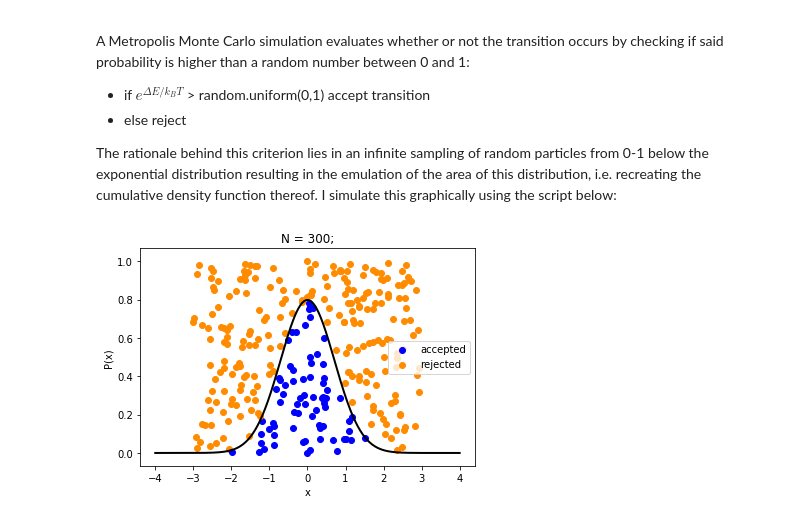
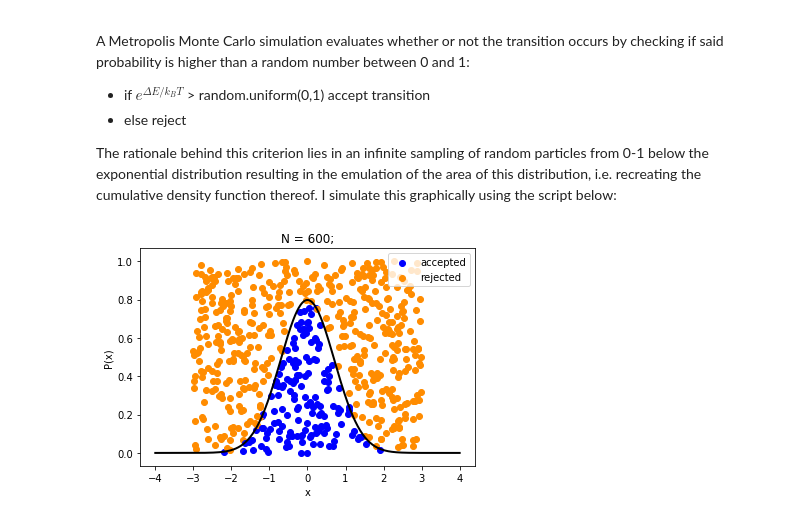
Before and after one commit to andrewrgarcia/monte-carlo, a Jupyter notebook: montecarlo.ipynb, the cells around one changed output. Saved outputs shown, nothing was run; the diff lists cells and outputs as text; code cells hidden in the pictures.

```diff
--- a/montecarlo.ipynb
+++ b/montecarlo.ipynb
@@ -214,32 +214,32 @@ import numpy as np
 def pdf(x,sigma):
     return (1/np.sqrt(2*np.pi*sigma**2))*np.exp((-x**2)/(2*sigma)**2)
 
 
 def accrej(n):
 
     #plot a Gaussian with the following parameters:
     sigma, x = 0.5, np.linspace(-4,4,500)
     P = pdf(x,sigma)
 
     plt.figure()
     plt.ylabel('P(x)')
     plt.xlabel('x')
     plt.plot(x,P,linewidth=2,color='k')
 
 
     #the rejection sampling algorithm explained graphically
     k=0
     while k < n:
         xs, ys = ran.uniform(-3,3), ran.uniform(0,1)
         Pxs = pdf(xs,sigma)
         [plt.scatter(xs,ys,color='b') if Pxs > ys else plt.scatter(xs,ys,color='darkorange')]
         plt.title('N = {};'.format(k+1))
         k+=1
 
     plt.scatter(0,0,color='b', label='accepted'), plt.scatter(0,1,color='darkorange',label='rejected')
     plt.legend()
     plt.show()
 
-accrej(300)
+accrej(600)
 # %% [output]
-[figure, old version]
+[figure, new version]
```
Also changed, not shown: parts of 1 cell of this notebook.
